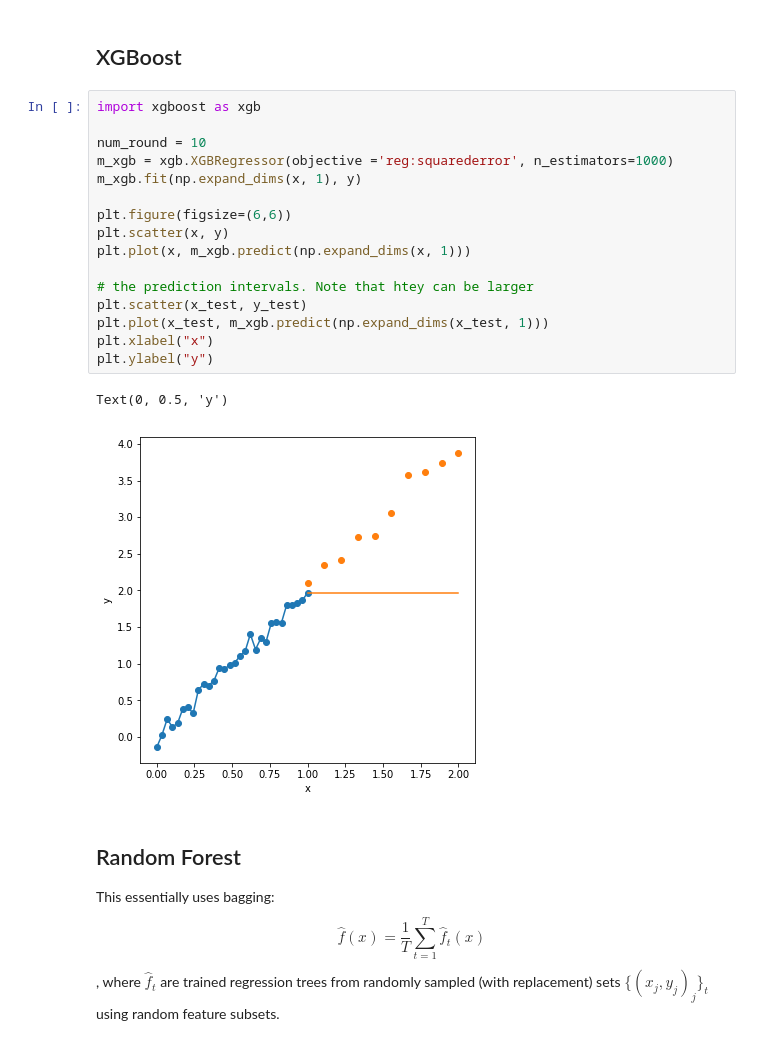
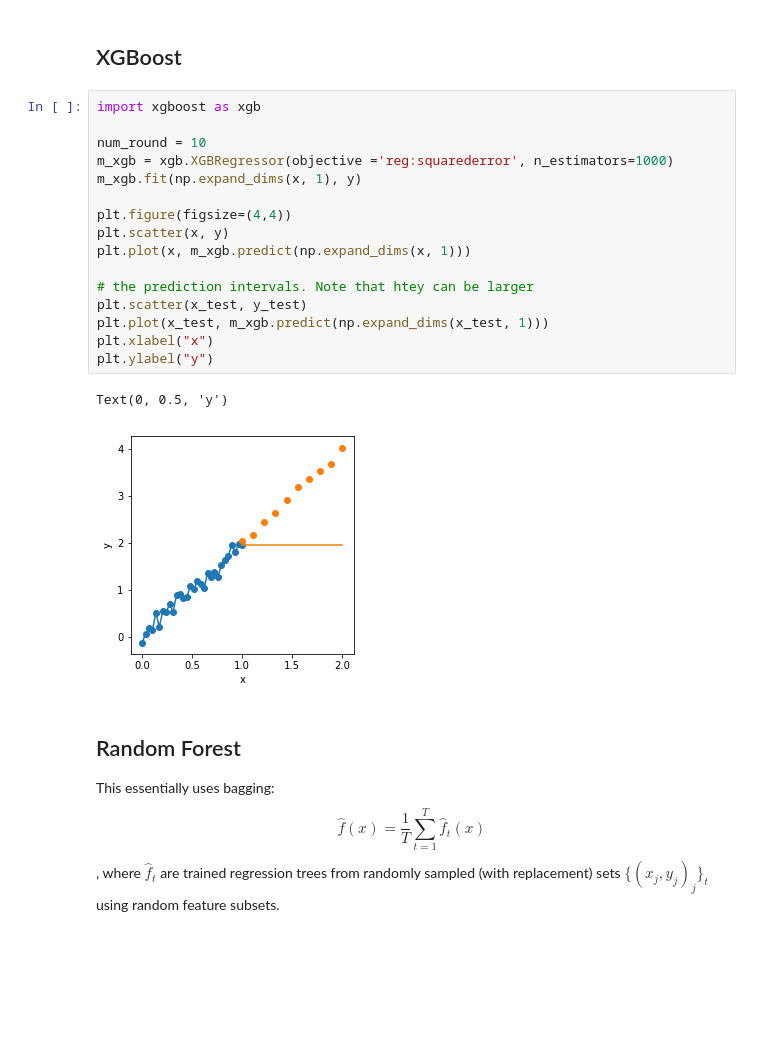
Before and after one commit to Imperial-College-Data-Science-Society/workshops, a Jupyter notebook: notebooks/workshop-3-Regression/Regression.ipynb, the cells around one changed output. Cells and saved outputs as stored; diff of their text form; blank space fills up the shorter version.

```diff
--- a/notebooks/workshop-3-Regression/Regression.ipynb
+++ b/notebooks/workshop-3-Regression/Regression.ipynb
@@ -245,22 +271,22 @@ Text(0, 0.5, 'y')
 # %%
 import xgboost as xgb
 
 num_round = 10
 m_xgb = xgb.XGBRegressor(objective ='reg:squarederror', n_estimators=1000)
 m_xgb.fit(np.expand_dims(x, 1), y)
 
-plt.figure(figsize=(6,6))
+plt.figure(figsize=(4,4))
 plt.scatter(x, y)
 plt.plot(x, m_xgb.predict(np.expand_dims(x, 1)))
 
 # the prediction intervals. Note that htey can be larger
 plt.scatter(x_test, y_test)
 plt.plot(x_test, m_xgb.predict(np.expand_dims(x_test, 1)))
 plt.xlabel("x")
 plt.ylabel("y")
 # %% [output]
 Text(0, 0.5, 'y')
-[figure, old version]
+[figure, new version]
 # %% [markdown]
 ## Random Forest
 
```
Also changed, not shown: parts of 21 cells of this notebook, 5 other files.
